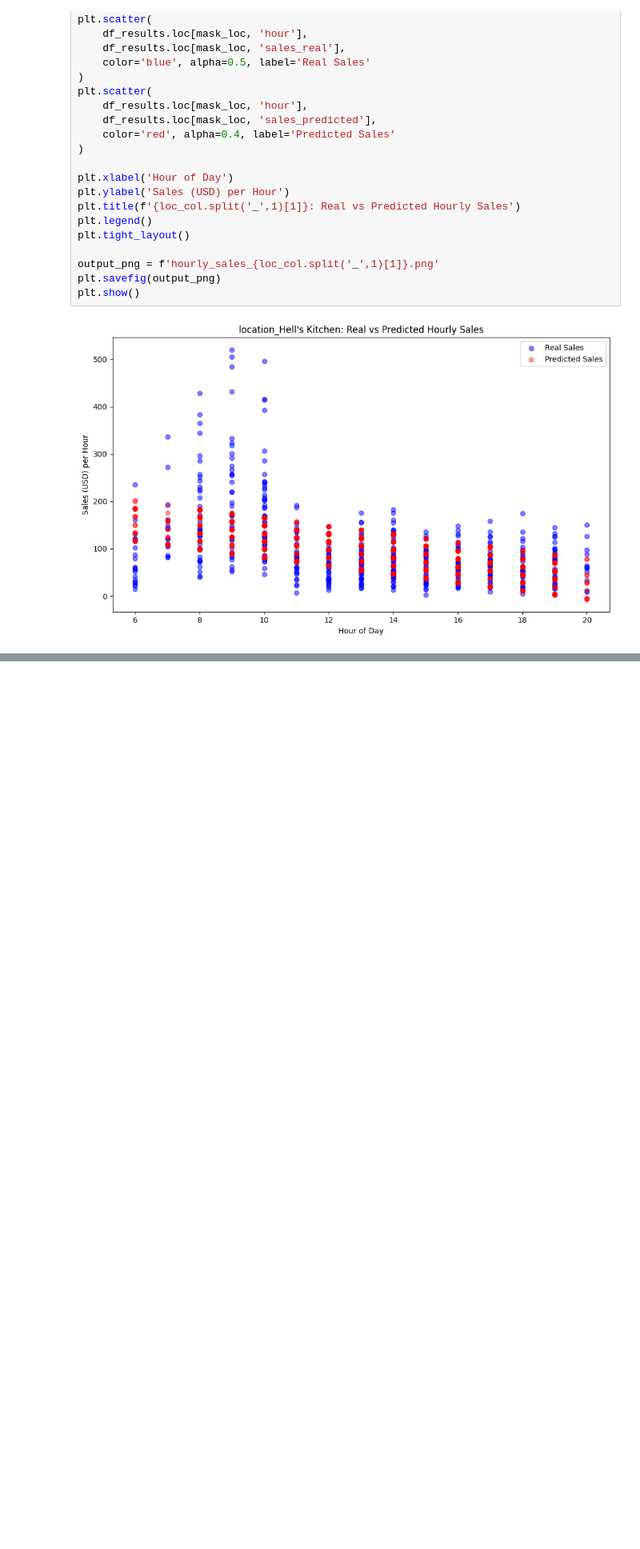
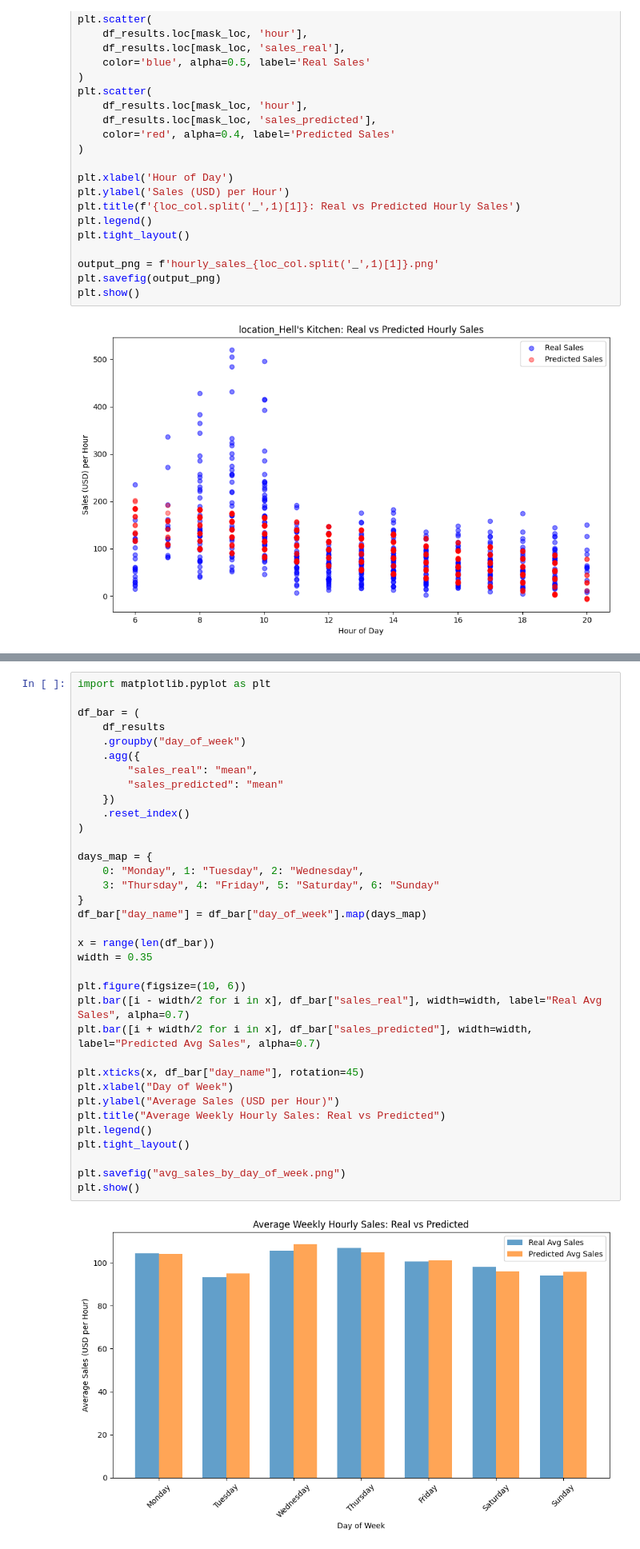
Before and after one commit to facusbrr/coffee_price_regression, a Jupyter notebook: data_main.ipynb, the cells around one changed output, grey strips where cells are left out. Shown: that part at 80% size. Drawn from its saved outputs; the diff is of its cells as text; blank space fills up the shorter version.

Commit message:
feat: plot bar chart of average weekly sales real vs predicted

```diff
--- a/data_main.ipynb
+++ b/data_main.ipynb
@@ -304,0 +323,37 @@ plt.show()
+# %%
+import matplotlib.pyplot as plt
+
+df_bar = (
+    df_results
+    .groupby("day_of_week")
+    .agg({
+        "sales_real": "mean",
+        "sales_predicted": "mean"
+    })
+    .reset_index()
+)
+
+days_map = {
+    0: "Monday", 1: "Tuesday", 2: "Wednesday",
+    3: "Thursday", 4: "Friday", 5: "Saturday", 6: "Sunday"
+}
+df_bar["day_name"] = df_bar["day_of_week"].map(days_map)
+
+x = range(len(df_bar))
+width = 0.35
+
+plt.figure(figsize=(10, 6))
+plt.bar([i - width/2 for i in x], df_bar["sales_real"], width=width, label="Real Avg Sales", alpha=0.7)
+plt.bar([i + width/2 for i in x], df_bar["sales_predicted"], width=width, label="Predicted Avg Sales", alpha=0.7)
+
+plt.xticks(x, df_bar["day_name"], rotation=45)
+plt.xlabel("Day of Week")
+plt.ylabel("Average Sales (USD per Hour)")
+plt.title("Average Weekly Hourly Sales: Real vs Predicted")
+plt.legend()
+plt.tight_layout()
+
+plt.savefig("avg_sales_by_day_of_week.png")
+plt.show()
+# %% [output]
+[figure, added]
```
Also changed, not shown: parts of 1 cell of this notebook, 1 other file.
